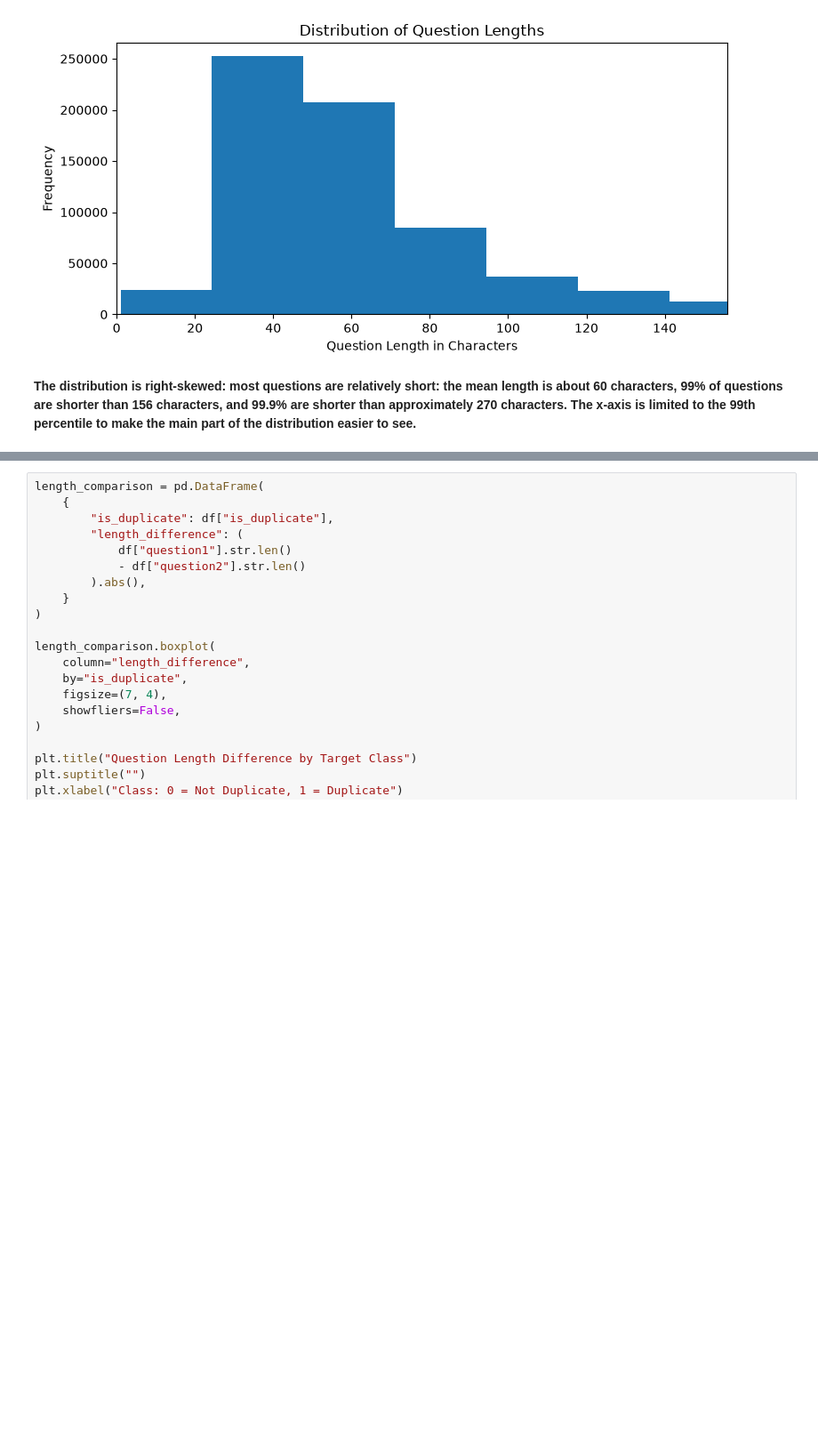
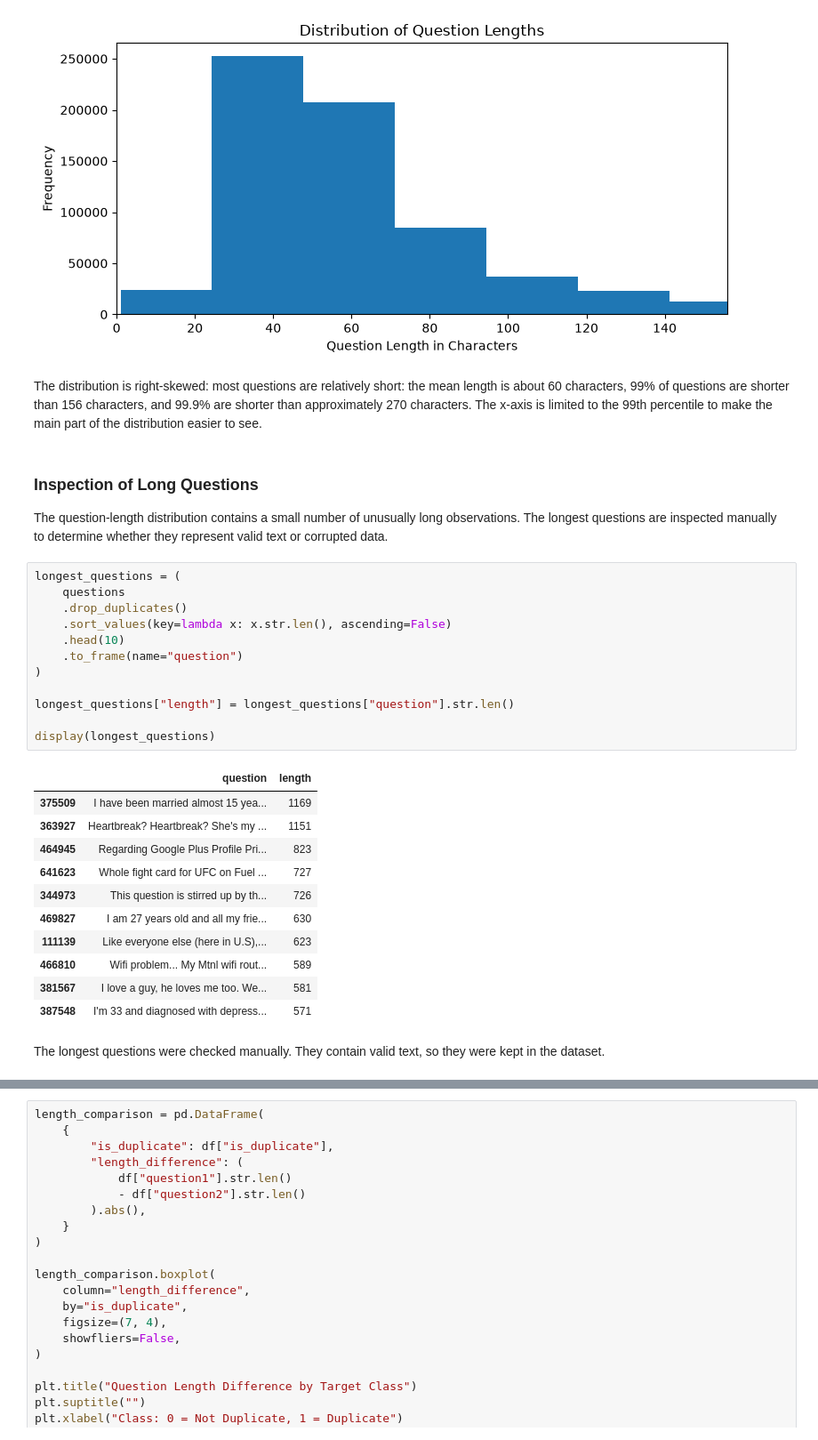
Before and after one commit to DariaDubovska/quora-duplicate-question-detection, a Jupyter notebook: notebooks/01_data_preparation_eda.ipynb, the cells around one changed output, grey strips where cells are left out. Shown at 89% size. Saved outputs shown, nothing was run; the diff lists cells and outputs as text; blank space fills up the shorter version.

```diff
--- a/notebooks/01_data_preparation_eda.ipynb
+++ b/notebooks/01_data_preparation_eda.ipynb
@@ -217,7 +251,39 @@ plt.show()
 # %% [output]
 [figure]
 # %% [markdown]
-**The distribution is right-skewed: most questions are relatively short: the mean length is about 60 characters,
+The distribution is right-skewed: most questions are relatively short: the mean length is about 60 characters,
 99% of questions are shorter than 156 characters, and 99.9% are shorter than
 approximately 270 characters. The x-axis is limited to
-the 99th percentile to make the main part of the distribution easier to see.**
+the 99th percentile to make the main part of the distribution easier to see.
+# %% [markdown]
+### Inspection of Long Questions
+
+The question-length distribution contains a small number of unusually long
+observations. The longest questions are inspected manually to determine
+whether they represent valid text or corrupted data.
+# %%
+longest_questions = (
+    questions
+    .drop_duplicates()
+    .sort_values(key=lambda x: x.str.len(), ascending=False)
+    .head(10)
+    .to_frame(name="question")
+)
+
+longest_questions["length"] = longest_questions["question"].str.len()
+
+display(longest_questions)
+# %% [output]
+|  | question | length |
+| 375509 | I have been married almost 15 yea... | 1169 |
+| 363927 | Heartbreak? Heartbreak? She's my ... | 1151 |
+| 464945 | Regarding Google Plus Profile Pri... | 823 |
+| 641623 | Whole fight card for UFC on Fuel ... | 727 |
+| 344973 | This question is stirred up by th... | 726 |
+| 469827 | I am 27 years old and all my frie... | 630 |
+| 111139 | Like everyone else (here in U.S),... | 623 |
+| 466810 | Wifi problem... My Mtnl wifi rout... | 589 |
+| 381567 | I love a guy, he loves me too. We... | 581 |
+| 387548 | I'm 33 and diagnosed with depress... | 571 |
+# %% [markdown]
+The longest questions were checked manually. They contain valid text, so they were kept in the dataset.
```
Also changed, not shown: parts of 14 cells of this notebook, 2 other files.
